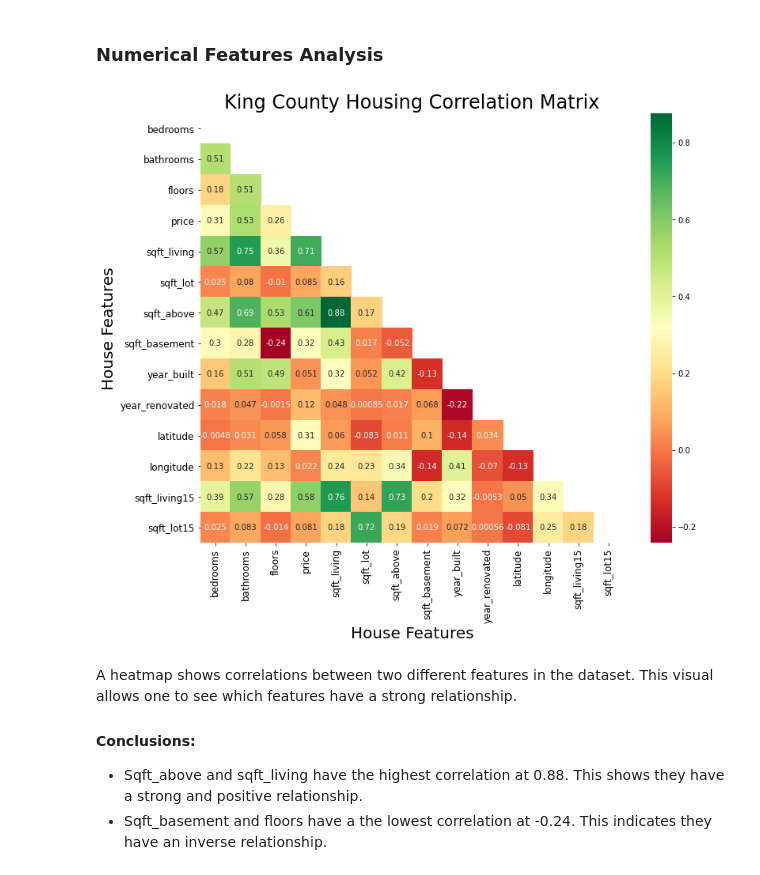
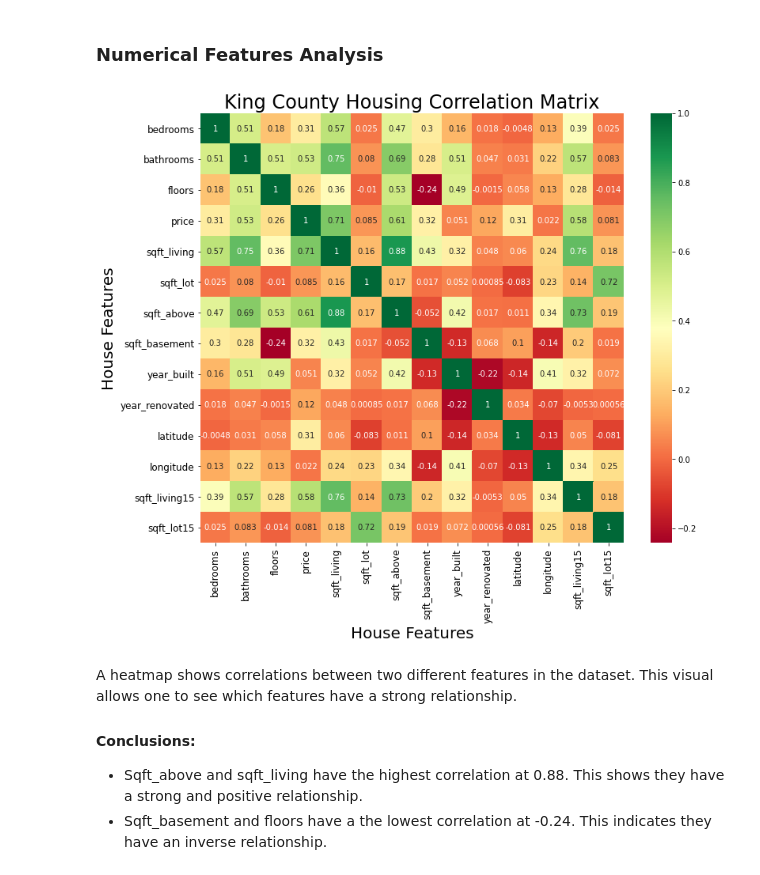
Before and after one commit to simrank3/KC_Housing_Analysis, a Jupyter notebook: student.ipynb, the cells around one changed output. Saved outputs shown, nothing was run; the diff lists cells and outputs as text; code cells hidden in the pictures.

```diff
--- a/student.ipynb
+++ b/student.ipynb
@@ -394,26 +396,26 @@ Name: season, dtype: int64
 # %%
 # Plot heatmap to show correlations between all numerical variables (discrete & continous)
 numeric_var = ['bedrooms', 'bathrooms', 'floors','price', 'sqft_living', 'sqft_lot', 'sqft_above', 'sqft_basement',
                 'year_built', 'year_renovated', 'latitude', 'longitude', 'sqft_living15', 'sqft_lot15']
 corr_matrix = df[numeric_var].corr()
 matrix = np.triu(corr_matrix)
 plt.subplots(figsize=(12,10))
 
 # Generate mask for upper triangle
 mask = np.zeros_like(corr_matrix)
 mask[np.triu_indices_from(mask)] = True
 
 # Draw the heatmap with the mask
-sns.heatmap(corr_matrix, mask=mask, annot=True, cmap='RdYlGn')
+sns.heatmap(corr_matrix, annot=True, cmap='RdYlGn')
 
 # Label plot
 plt.title('King County Housing Correlation Matrix', size=24)
 plt.xlabel('House Features', size=20)
 plt.ylabel('House Features', size=20)
 plt.xticks(size=12)
 plt.yticks(size=12);
 # %% [output]
-[figure, old version]
+[figure, new version]
 # %% [markdown]
 A heatmap shows correlations between two different features in the dataset. This visual allows one to see which features have a strong relationship.
 
```
Also changed, not shown: parts of 33 cells of this notebook.
